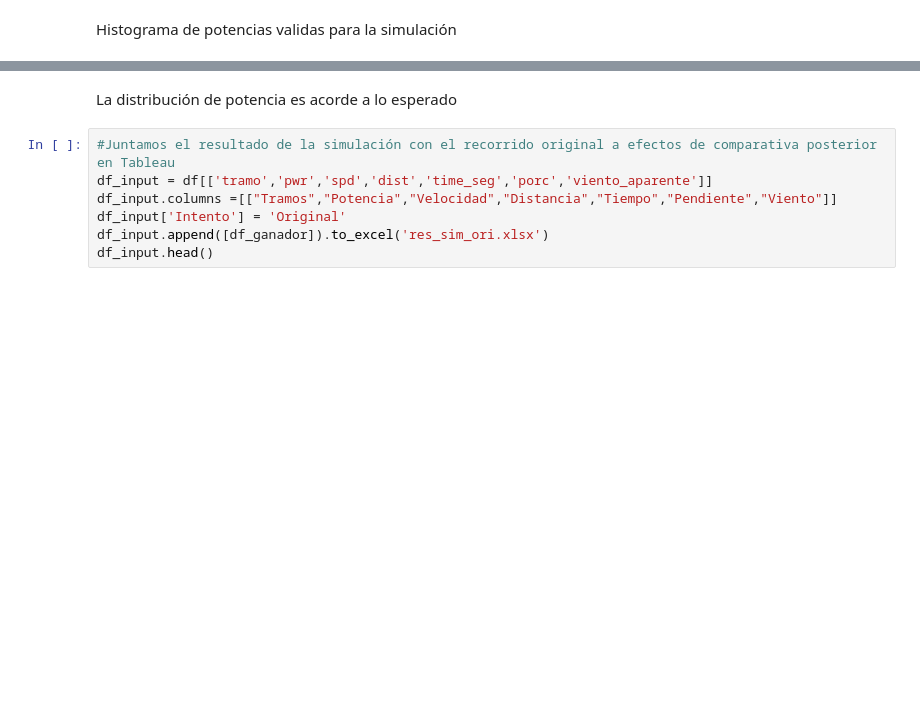
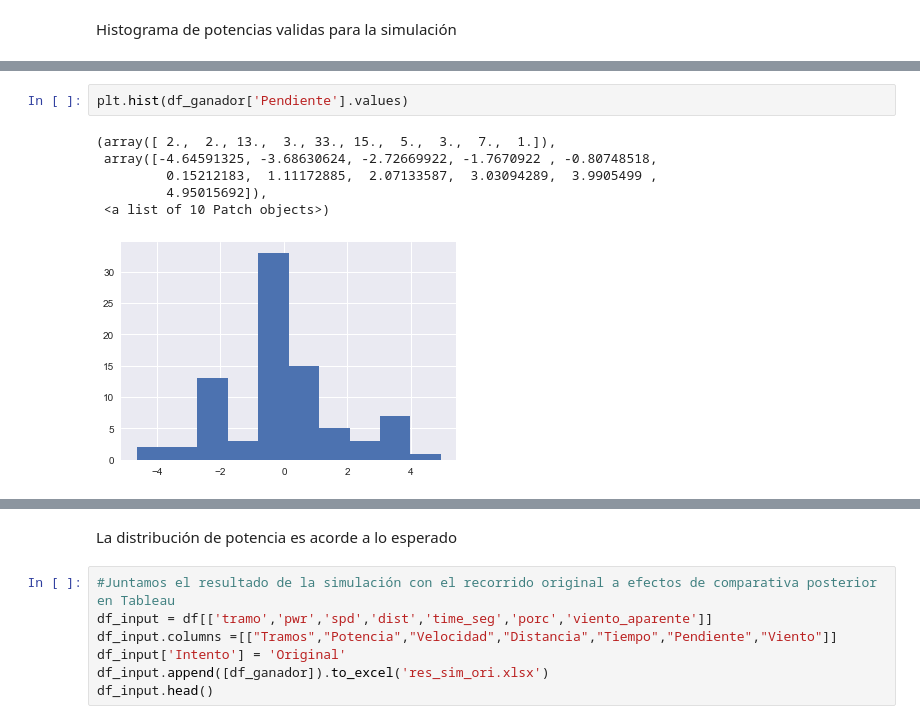
Before and after one commit to davidchepe/IM_KS, a Jupyter notebook: Simulador/Simulacion.ipynb, the cells around one changed output, grey strips where cells are left out. Cells and saved outputs as stored; diff of their text form; blank space fills up the shorter version.

```diff
--- a/Simulador/Simulacion.ipynb
+++ b/Simulador/Simulacion.ipynb
@@ -269 +339,10 @@ plt.hist(df_ganador['Potencia'])
+# %%
+plt.hist(df_ganador['Pendiente'].values)
+# %% [output]
+(array([ 2.,  2., 13.,  3., 33., 15.,  5.,  3.,  7.,  1.]),
+ array([-4.64591325, -3.68630624, -2.72669922, -1.7670922 , -0.80748518,
+         0.15212183,  1.11172885,  2.07133587,  3.03094289,  3.9905499 ,
+         4.95015692]),
+ <a list of 10 Patch objects>)
+[figure, added]
 # %%
```
Also changed, not shown: parts of 13 cells of this notebook, 5 other files.
